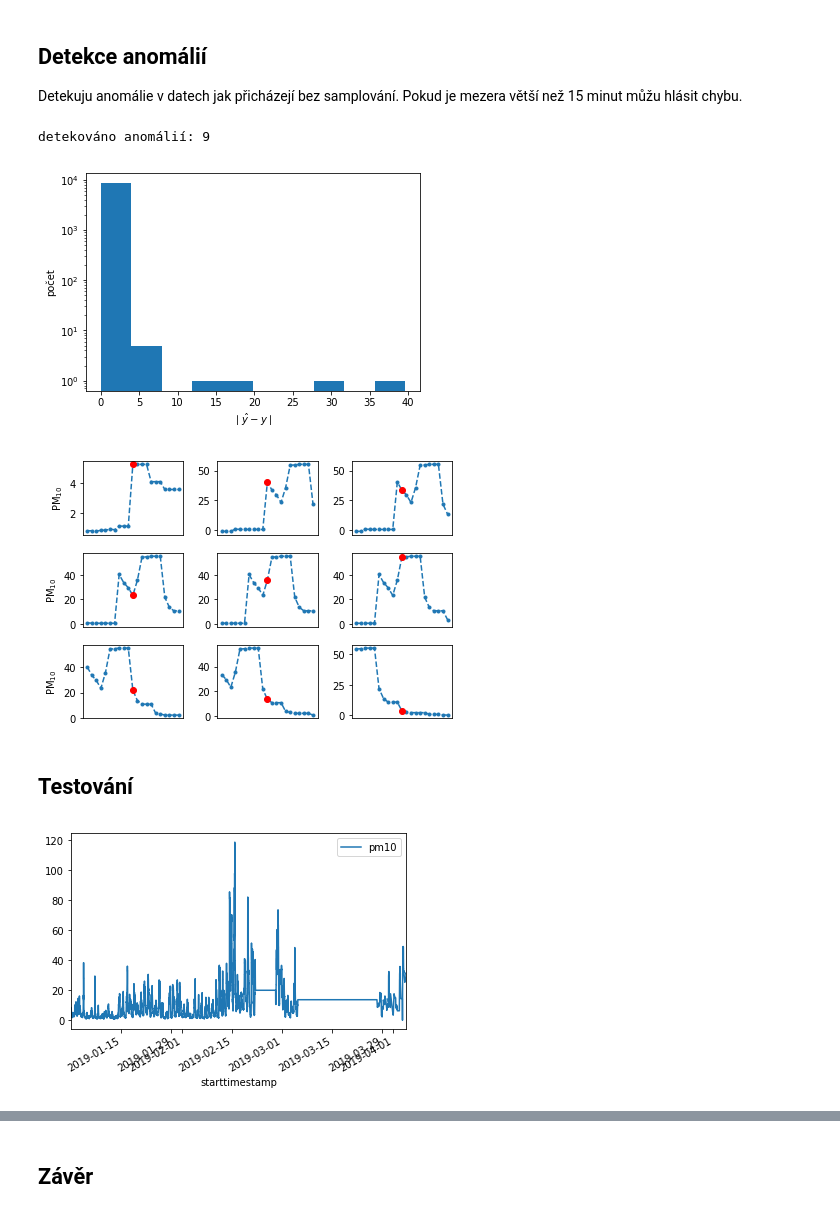
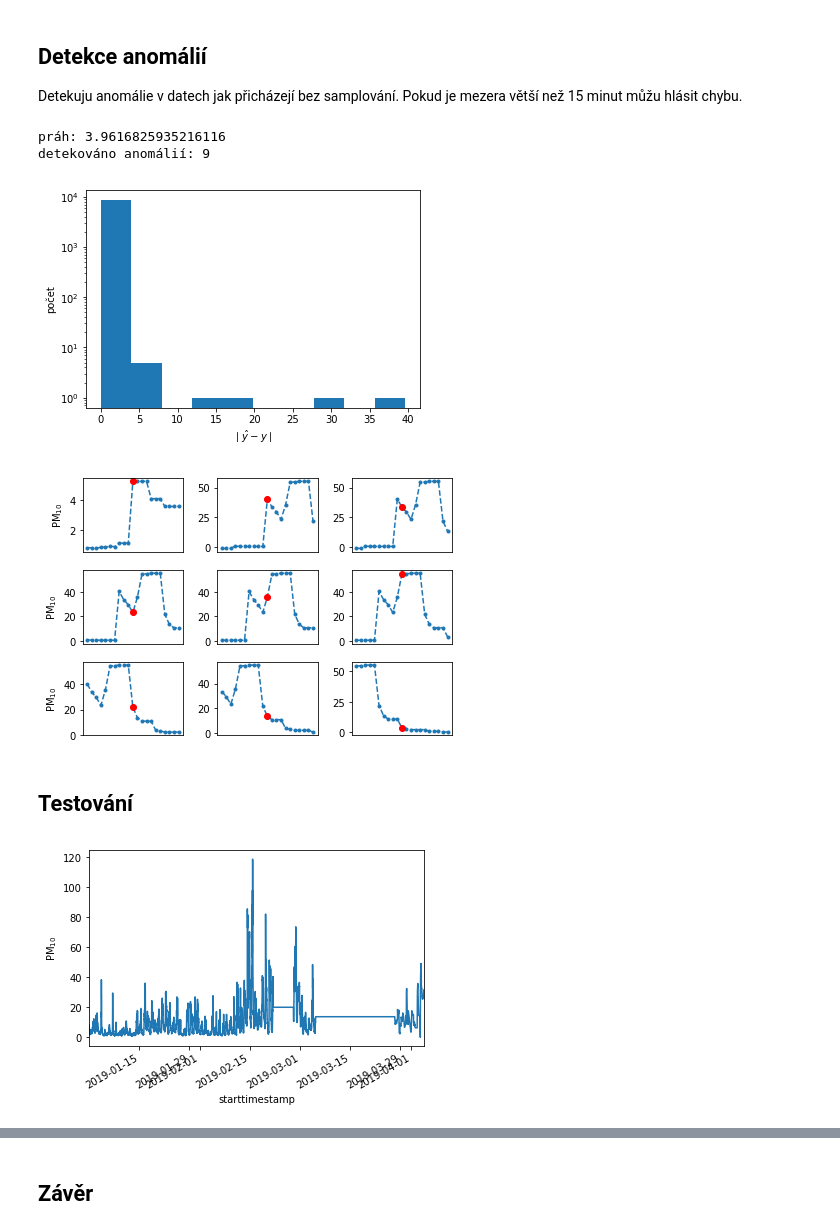
Before and after one commit to podondra/lampy, a Jupyter notebook: analyza.ipynb, the cells around one changed output, grey strips where cells are left out. Drawn from its saved outputs; the diff is of its cells as text; code cells hidden in the pictures.

```diff
--- a/analyza.ipynb
+++ b/analyza.ipynb
@@ -471,22 +476,25 @@ plt.savefig('img/delta_histogram.svg')
 
 _, bins = np.histogram(y_delta)
 threshold = bins[1]
+print('práh:', threshold)
 
 anomalies = y_delta > threshold
 print('detekováno anomálií:', anomalies.sum())
 plot.plot_anomalies(anomalies, y_val_trans)
 plt.savefig('img/anomalies.svg')
 # %% [output]
+práh: 3.9616825935216116
 detekováno anomálií: 9
 [figure]
 [figure]
 # %% [markdown]
 ## Testování
 # %%
-test_data.plot(y='pm10')
+ax = test_data.plot(y='pm10', legend=False)
+ax.set_ylabel('PM$_{10}$')
 plt.savefig('img/test_data.svg')
 # %% [output]
-[figure, old version]
+[figure, new version]
 # %%
 resampled_test_data = data.resample_data(test_data, period='15T')
 
```
Also changed, not shown: parts of 8 cells of this notebook, 18 other files.
